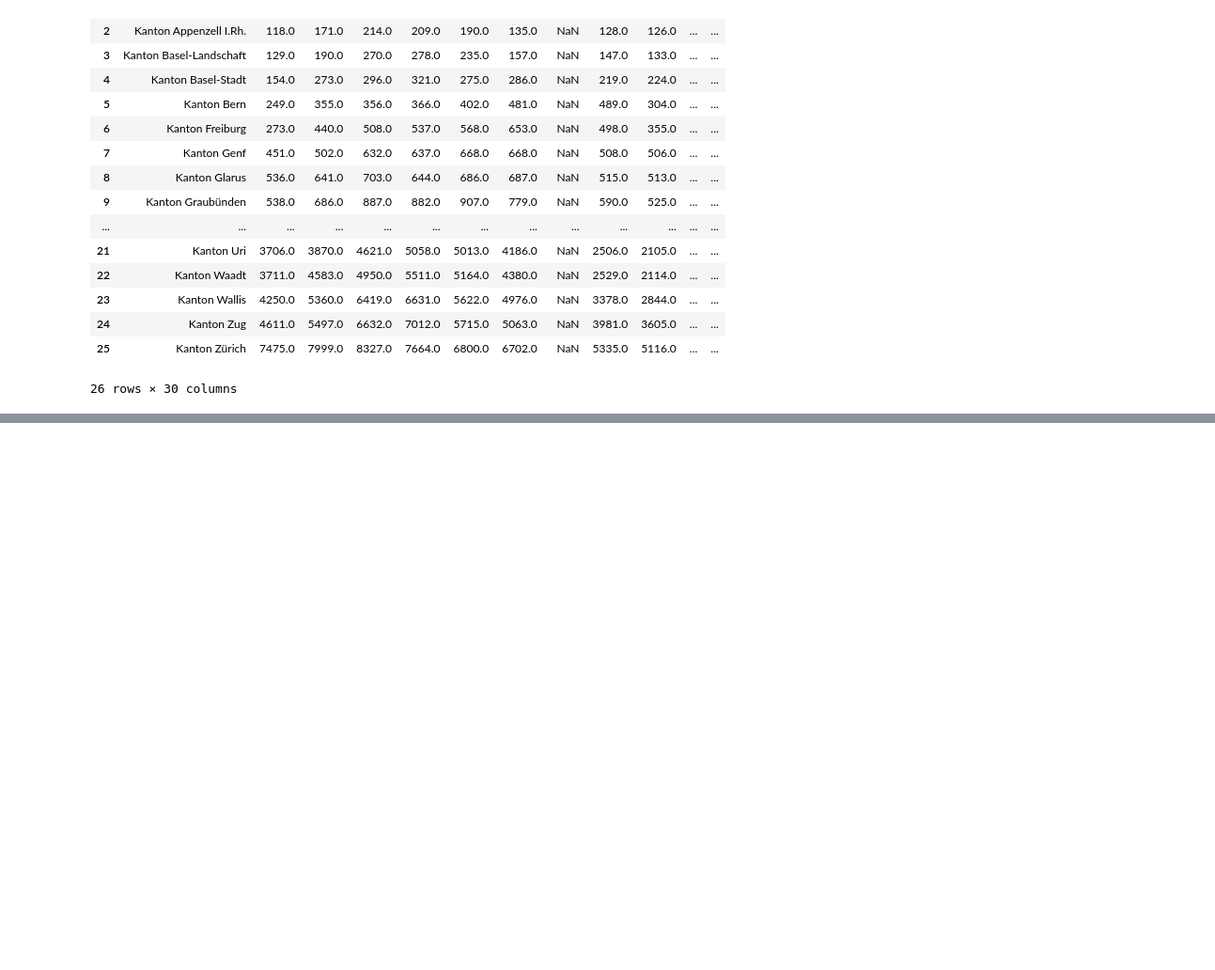
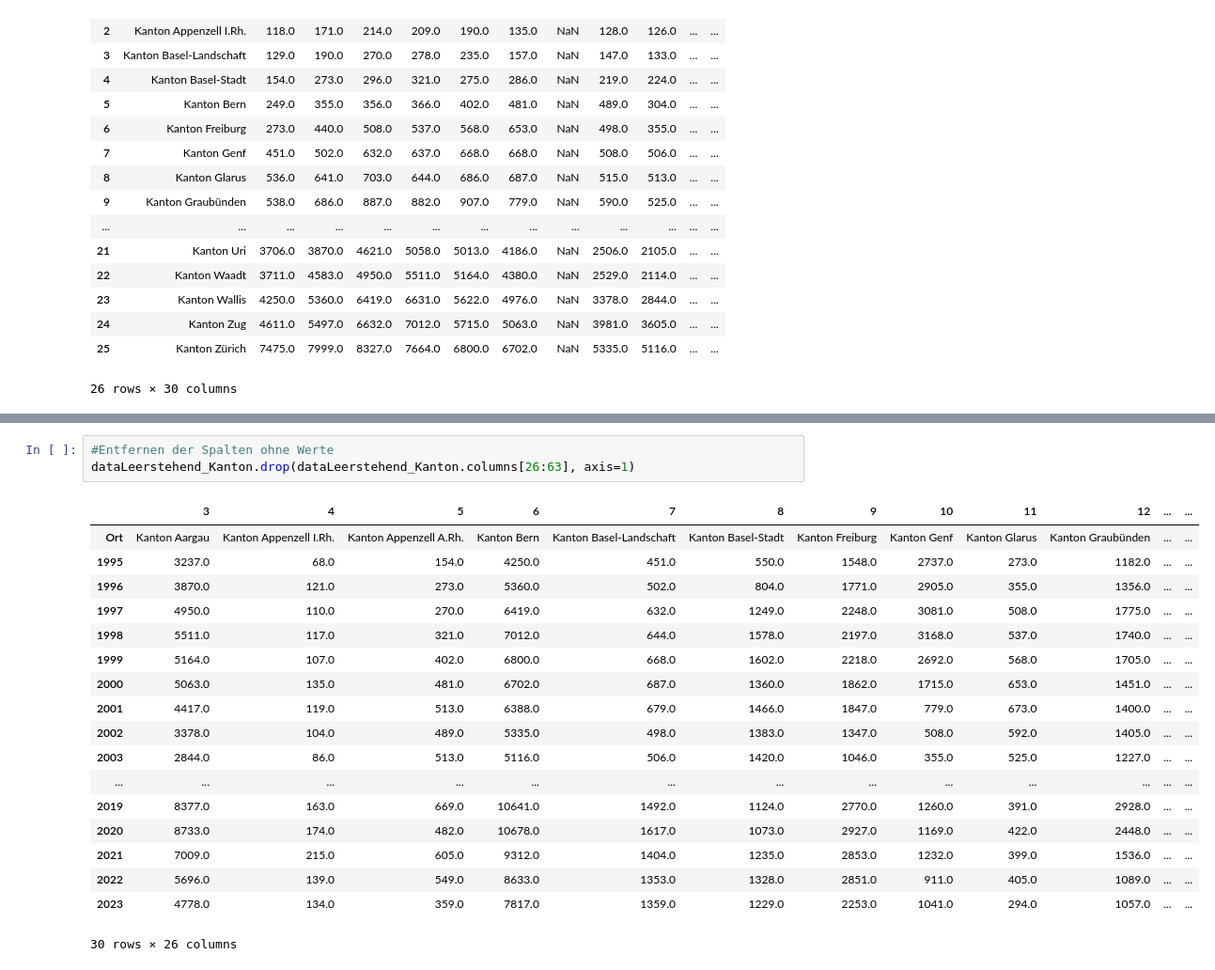
Before and after one commit to GRUPPE-BINA24/Datenspeicher, a Jupyter notebook: Kopie_von_Semesterarbeit_BINA.ipynb, the cells around one changed output, grey strips where cells are left out. Shown at 94% size. Cells and saved outputs as stored; diff of their text form; blank space fills up the shorter version.

```diff
--- a/Kopie_von_Semesterarbeit_BINA.ipynb
+++ b/Kopie_von_Semesterarbeit_BINA.ipynb
@@ -198,0 +219,22 @@ dataLeerstehend.boxplot(column=[1995, 1996, 1997, 1998, 1999, 2000, 2001, 2002,
+# %%
+#Entfernen der Spalten ohne Werte
+dataLeerstehend_Kanton.drop(dataLeerstehend_Kanton.columns[26:63], axis=1)
+# %% [output]
+|  | 3 | 4 | 5 | 6 | 7 | 8 | 9 | 10 | 11 | 12 | ... | ... |
+| Ort | Kanton Aargau | Kanton Appenzell I.Rh. | Kanton Appenzell A.Rh. | Kanton Bern | Kanton Basel-Landschaft | Kanton Basel-Stadt | Kanton Freiburg | Kanton Genf | Kanton Glarus | Kanton Graubünden | ... | ... |
+| 1995 | 3237.0 | 68.0 | 154.0 | 4250.0 | 451.0 | 550.0 | 1548.0 | 2737.0 | 273.0 | 1182.0 | ... | ... |
+| 1996 | 3870.0 | 121.0 | 273.0 | 5360.0 | 502.0 | 804.0 | 1771.0 | 2905.0 | 355.0 | 1356.0 | ... | ... |
+| 1997 | 4950.0 | 110.0 | 270.0 | 6419.0 | 632.0 | 1249.0 | 2248.0 | 3081.0 | 508.0 | 1775.0 | ... | ... |
+| 1998 | 5511.0 | 117.0 | 321.0 | 7012.0 | 644.0 | 1578.0 | 2197.0 | 3168.0 | 537.0 | 1740.0 | ... | ... |
+| 1999 | 5164.0 | 107.0 | 402.0 | 6800.0 | 668.0 | 1602.0 | 2218.0 | 2692.0 | 568.0 | 1705.0 | ... | ... |
+| 2000 | 5063.0 | 135.0 | 481.0 | 6702.0 | 687.0 | 1360.0 | 1862.0 | 1715.0 | 653.0 | 1451.0 | ... | ... |
+| 2001 | 4417.0 | 119.0 | 513.0 | 6388.0 | 679.0 | 1466.0 | 1847.0 | 779.0 | 673.0 | 1400.0 | ... | ... |
+| 2002 | 3378.0 | 104.0 | 489.0 | 5335.0 | 498.0 | 1383.0 | 1347.0 | 508.0 | 592.0 | 1405.0 | ... | ... |
+| 2003 | 2844.0 | 86.0 | 513.0 | 5116.0 | 506.0 | 1420.0 | 1046.0 | 355.0 | 525.0 | 1227.0 | ... | ... |
+| ... | ... | ... | ... | ... | ... | ... | ... | ... | ... | ... | ... | ... |
+| 2019 | 8377.0 | 163.0 | 669.0 | 10641.0 | 1492.0 | 1124.0 | 2770.0 | 1260.0 | 391.0 | 2928.0 | ... | ... |
+| 2020 | 8733.0 | 174.0 | 482.0 | 10678.0 | 1617.0 | 1073.0 | 2927.0 | 1169.0 | 422.0 | 2448.0 | ... | ... |
+| 2021 | 7009.0 | 215.0 | 605.0 | 9312.0 | 1404.0 | 1235.0 | 2853.0 | 1232.0 | 399.0 | 1536.0 | ... | ... |
+| 2022 | 5696.0 | 139.0 | 549.0 | 8633.0 | 1353.0 | 1328.0 | 2851.0 | 911.0 | 405.0 | 1089.0 | ... | ... |
+| 2023 | 4778.0 | 134.0 | 359.0 | 7817.0 | 1359.0 | 1229.0 | 2253.0 | 1041.0 | 294.0 | 1057.0 | ... | ... |
+30 rows × 26 columns
```
Also changed, not shown: parts of 6 cells of this notebook.
